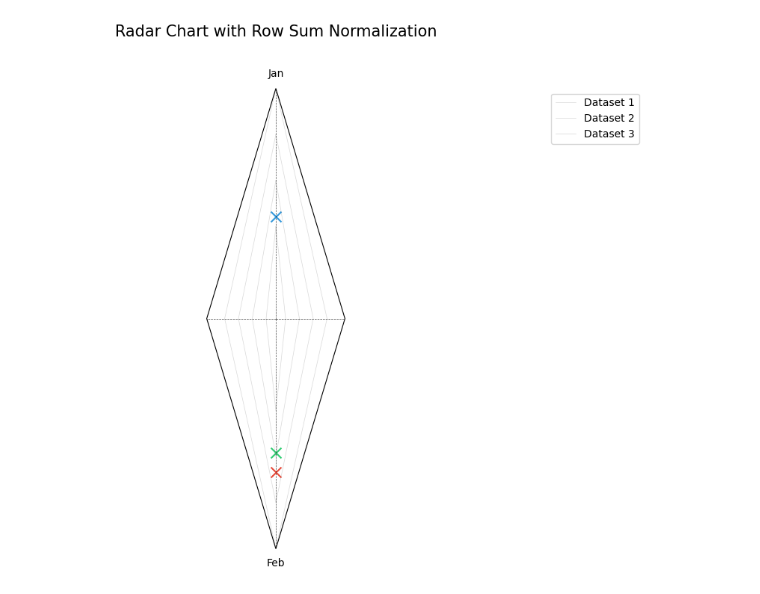
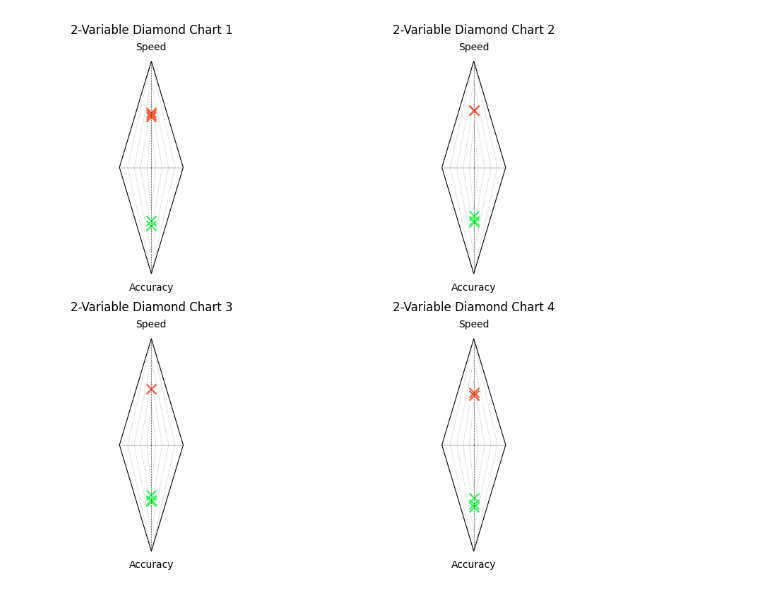
Before and after one commit to ryan-soh-pprint/DS_template, a Jupyter notebook: notebooks/insights.ipynb, the cells around one changed output. Cells and saved outputs as stored; diff of their text form; code cells hidden in the pictures.

```diff
--- a/notebooks/insights.ipynb
+++ b/notebooks/insights.ipynb
@@ -384,22 +386,28 @@ def create_radar_chart(categories, data, colors, title, horizontal_scale=0.3):
-# %%
-categories = ['Jan', 'Feb']
-data = [
-    [81, 81],
-    [43, 100],
-    [24, 40]
-]
-
-# categories = ['Jan', 'Feb', 'Mar', 'Apr', 'May']
-# data = [
-#     [81, 81, 62, 43, 24],
-#     [43, 72, 55, 40, 72],
-#     [24, 40, 62, 24, 40]
-# ]
-
-colors = ['#3498DB', '#E74C3C', '#2ECC71']
-
-fig, ax = create_radar_chart(categories, data, colors,
-                             title="Radar Chart with Row Sum Normalization")
-plt.show()
-# %% [output]
-[figure, removed]
+# %%
+if __name__ == "__main__":
+    fig = plt.figure(figsize=(10, 8))
+    axs = [
+        fig.add_subplot(2, 2, 1, projection='radar'),
+        fig.add_subplot(2, 2, 2, projection='radar'),
+        fig.add_subplot(2, 2, 3, projection='radar'),
+        fig.add_subplot(2, 2, 4, projection='radar')
+    ]
+
+    categories = ['Speed', 'Accuracy']
+    colors = ['#FF5733', '#33FF57']
+
+    # Four different 2-class datasets
+    data_sets = [
+        [[88, 78], [64, 92], [57, 70], [88, 68], [72, 60]],
+        [[60, 73], [85, 89], [73, 52], [71, 51], [73, 93]],
+        [[79, 87], [51, 70], [82, 61], [71, 93], [74, 98]],
+        [[76, 91], [77, 65], [64, 96], [100, 93], [52, 86]]
+    ]
+
+    for i in range(4):
+        create_radar_chart(categories, data_sets[i], colors, f"2-Variable Diamond Chart {i+1}", ax=axs[i])
+
+    plt.tight_layout()
+    plt.show()
+# %% [output]
+[figure, added]
```
Also changed, not shown: parts of 5 cells of this notebook, 20 other files.
